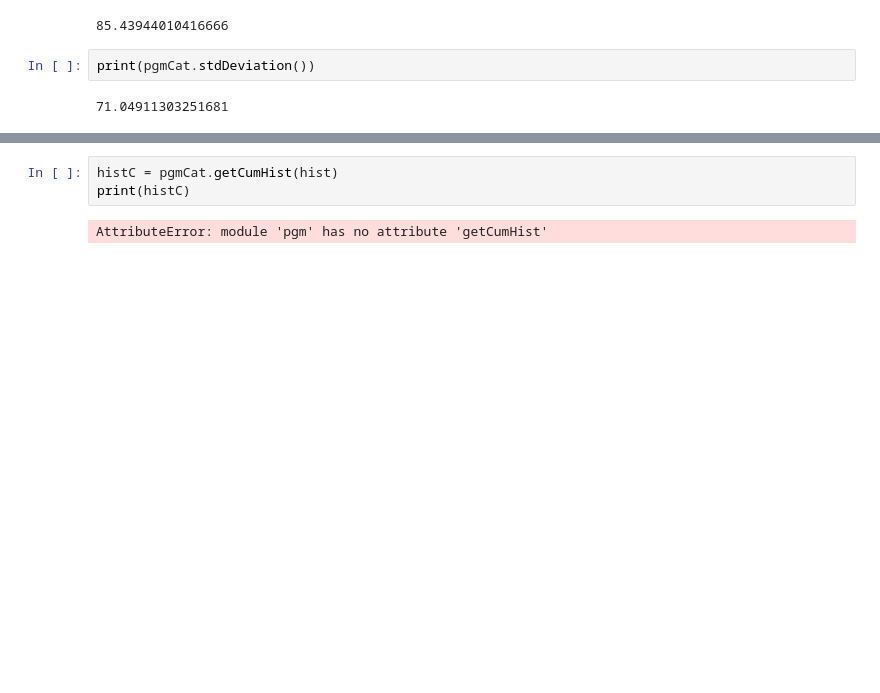
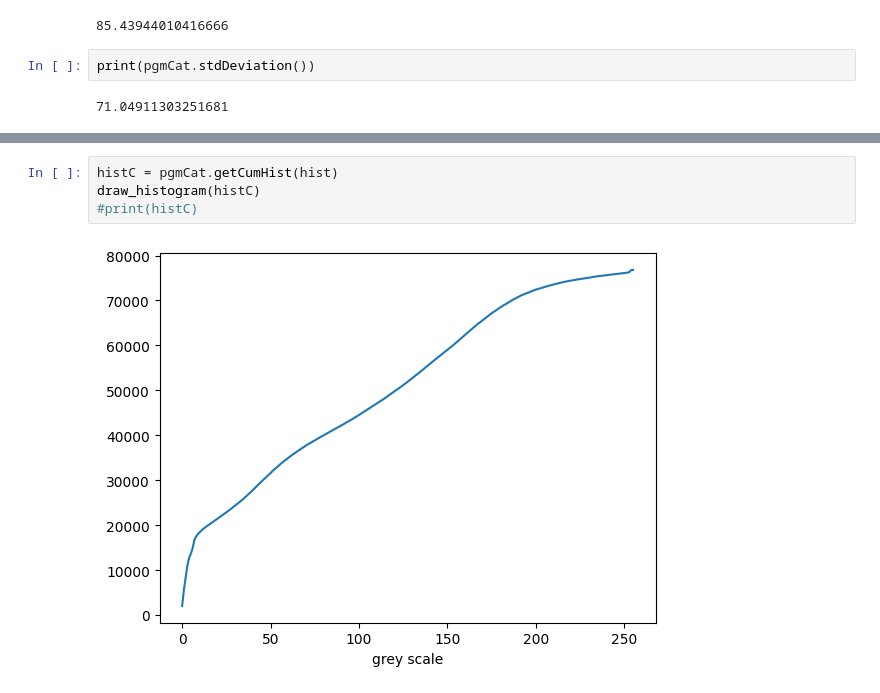
Before and after one commit to gharbiamine/ImageProcessing, a Jupyter notebook: pgm.ipynb, the cells around one changed output, grey strips where cells are left out. Cells and saved outputs as stored; diff of their text form; blank space fills up the shorter version.

```diff
--- a/pgm.ipynb
+++ b/pgm.ipynb
@@ -50,5 +35,6 @@ print(hist)
 # %%
 histC = pgmCat.getCumHist(hist)
-print(histC)
+draw_histogram(histC)
+#print(histC)
 # %% [output]
-AttributeError: module 'pgm' has no attribute 'getCumHist'
+[figure, added]
```
Also changed, not shown: parts of 5 cells of this notebook, 2 other files.
